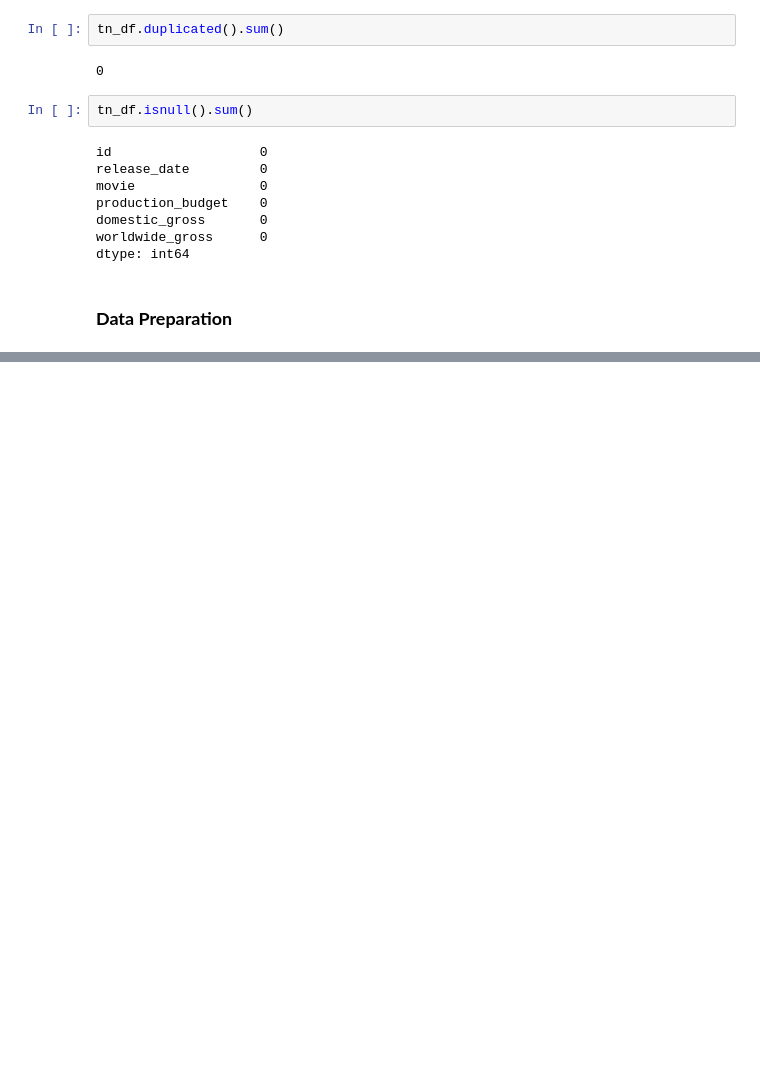
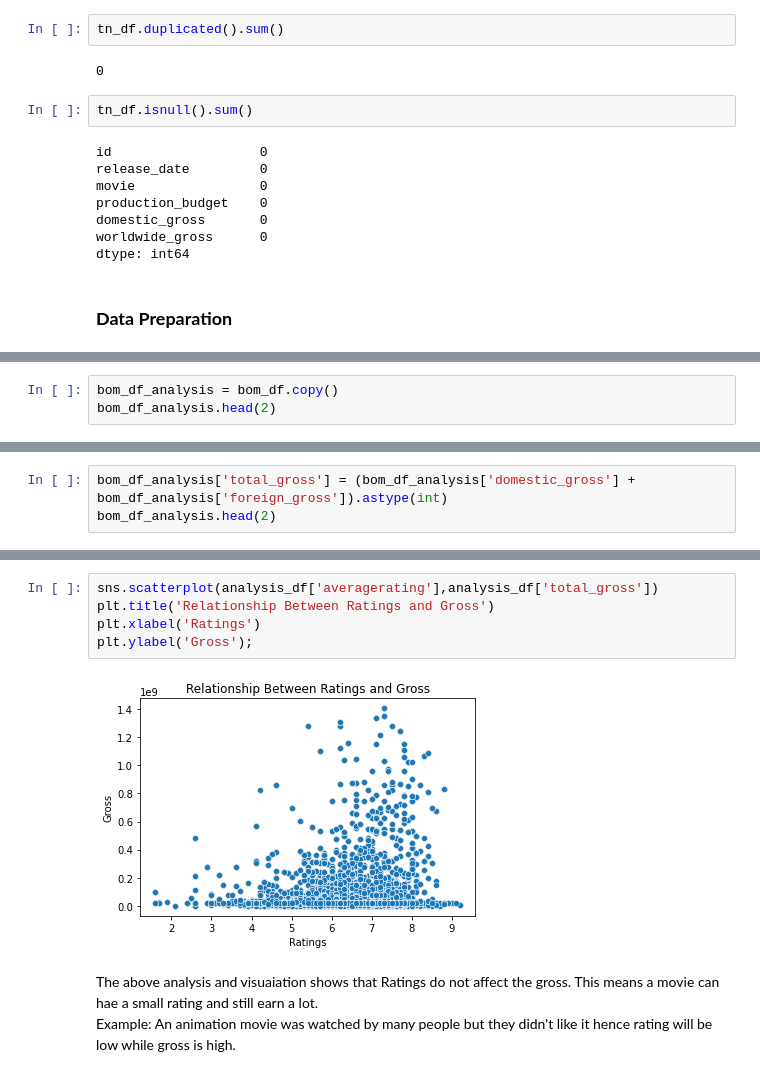
Before and after one commit to Christine-Muhoro/movie_group_project, a Jupyter notebook: notebooks/christine.ipynb, the cells around one changed output, grey strips where cells are left out. Saved outputs shown, nothing was run; the diff lists cells and outputs as text; blank space fills up the shorter version.

```diff
--- a/notebooks/christine.ipynb
+++ b/notebooks/christine.ipynb
@@ -319,0 +334,3 @@ im2_df.head(10)
+# %%
+bom_df_analysis = bom_df.copy()
+bom_df_analysis.head(2)
@@ -319,0 +341,3 @@ im2_df.head(10)
+# %%
+bom_df_analysis['total_gross'] = (bom_df_analysis['domestic_gross'] + bom_df_analysis['foreign_gross']).astype(int)
+bom_df_analysis.head(2)
@@ -319,0 +442,10 @@ im2_df.head(10)
+# %%
+sns.scatterplot(analysis_df['averagerating'],analysis_df['total_gross'])
+plt.title('Relationship Between Ratings and Gross')
+plt.xlabel('Ratings')
+plt.ylabel('Gross');
+# %% [output]
+[figure, added]
+# %% [markdown]
+The above analysis and visuaiation shows that Ratings do not affect the gross. This means a movie can hae a small rating and still earn a lot.
+Example: An animation movie was watched by many people but they didn't like it hence rating will be low while gross is high.
```
Also changed, not shown: parts of 22 cells of this notebook.
